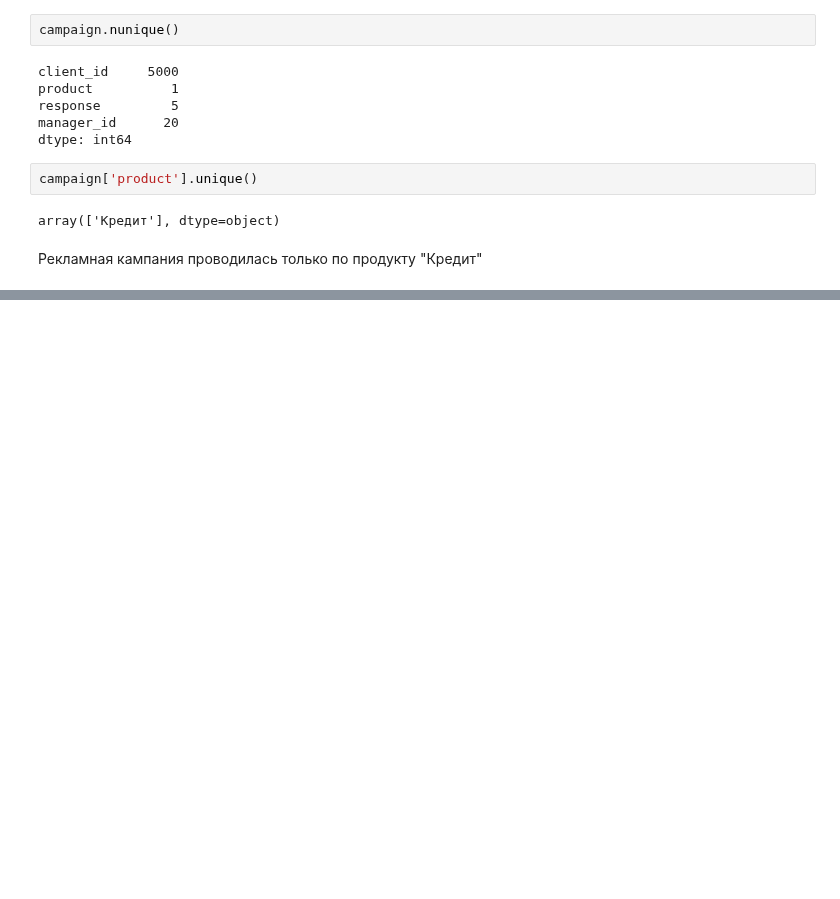
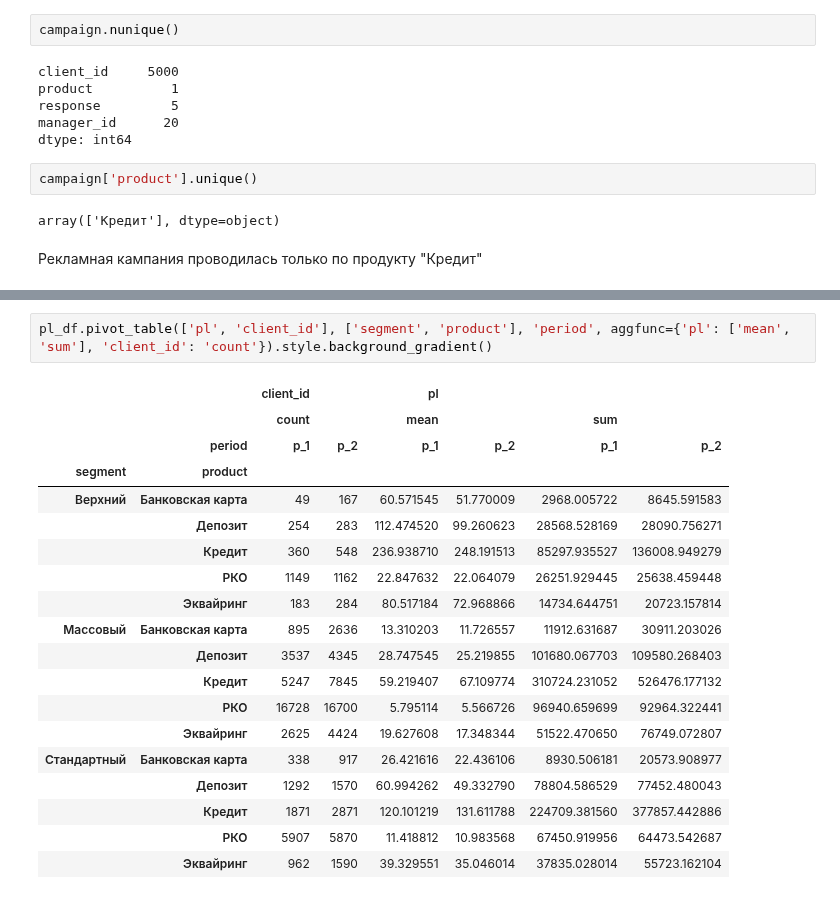
Before and after one commit to gbrs/ipython_notebook_probes, a Jupyter notebook: test_vtb/test_vtb_mine.ipynb, the cells around one changed output, grey strips where cells are left out. Saved outputs shown, nothing was run; the diff lists cells and outputs as text; blank space fills up the shorter version.

```diff
--- a/test_vtb/test_vtb_mine.ipynb
+++ b/test_vtb/test_vtb_mine.ipynb
@@ -96,0 +179,22 @@ array(['Кредит'], dtype=object)
+# %%
+pl_df.pivot_table(['pl', 'client_id'], ['segment', 'product'], 'period', aggfunc={'pl': ['mean', 'sum'], 'client_id': 'count'}).style.background_gradient()
+# %% [output]
+|  |  | client_id |  | pl |  |  |  |
+|  |  | count |  | mean |  | sum |  |
+|  | period | p_1 | p_2 | p_1 | p_2 | p_1 | p_2 |
+| segment | product |  |  |  |  |  |  |
+| Верхний | Банковская карта | 49 | 167 | 60.571545 | 51.770009 | 2968.005722 | 8645.591583 |
+|  | Депозит | 254 | 283 | 112.474520 | 99.260623 | 28568.528169 | 28090.756271 |
+|  | Кредит | 360 | 548 | 236.938710 | 248.191513 | 85297.935527 | 136008.949279 |
+|  | РКО | 1149 | 1162 | 22.847632 | 22.064079 | 26251.929445 | 25638.459448 |
+|  | Эквайринг | 183 | 284 | 80.517184 | 72.968866 | 14734.644751 | 20723.157814 |
+| Массовый | Банковская карта | 895 | 2636 | 13.310203 | 11.726557 | 11912.631687 | 30911.203026 |
+|  | Депозит | 3537 | 4345 | 28.747545 | 25.219855 | 101680.067703 | 109580.268403 |
+|  | Кредит | 5247 | 7845 | 59.219407 | 67.109774 | 310724.231052 | 526476.177132 |
+|  | РКО | 16728 | 16700 | 5.795114 | 5.566726 | 96940.659699 | 92964.322441 |
+|  | Эквайринг | 2625 | 4424 | 19.627608 | 17.348344 | 51522.470650 | 76749.072807 |
+| Стандартный | Банковская карта | 338 | 917 | 26.421616 | 22.436106 | 8930.506181 | 20573.908977 |
+|  | Депозит | 1292 | 1570 | 60.994262 | 49.332790 | 78804.586529 | 77452.480043 |
+|  | Кредит | 1871 | 2871 | 120.101219 | 131.611788 | 224709.381560 | 377857.442886 |
+|  | РКО | 5907 | 5870 | 11.418812 | 10.983568 | 67450.919956 | 64473.542687 |
+|  | Эквайринг | 962 | 1590 | 39.329551 | 35.046014 | 37835.028014 | 55723.162104 |
```
Also changed, not shown: parts of 11 cells of this notebook, 1 other file.
